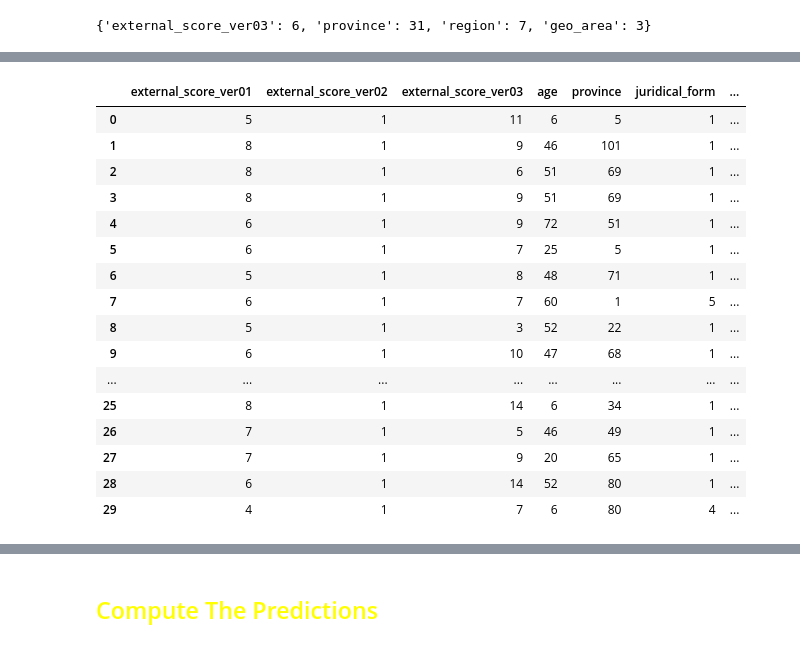
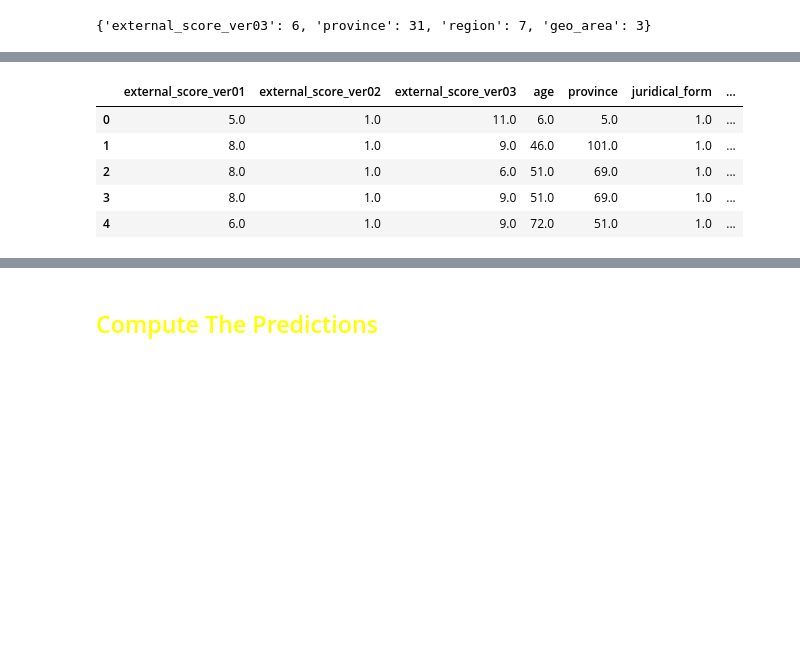
Before and after one commit to DanielGuarnizo/HACK4SDS, a Jupyter notebook: Dataset_DAY1/code.ipynb, the cells around one changed output, grey strips where cells are left out. Saved outputs shown, nothing was run; the diff lists cells and outputs as text; code cells hidden in the pictures; blank space fills up the shorter version.

```diff
--- a/Dataset_DAY1/code.ipynb
+++ b/Dataset_DAY1/code.ipynb
@@ -433,7 +432,7 @@ from sklearn.impute import SimpleImputer
 # %% [markdown]
 #### Load Dataset
 # %%
-test_dataset = pd.read_csv("/Users/danielguarnizo/Desktop/HACK4SDS/Dataset_DAY1/Data/test_set.csv", delimiter=';')
+test_dataset = pd.read_csv("/Users/andreasalinetti/Documents/HACK4SDS/Dataset_DAY1/Data/test_set.csv", delimiter=';')
 # %%
 test_dataset.head()
 # %% [output]
@@ -454,0 +474,5 @@ test_dataset = test_dataset.drop(columns=drop_columns)
+# %%
+print(category_dics["juridical_form"])
+category_dics["juridical_form"]["SS"] = 15
+category_dics["juridical_form"]["OS"] = 16
+print(category_dics["juridical_form"])
@@ -522,7 +548,7 @@ print(dic)
 # %% [output]
 {'external_score_ver03': 6, 'province': 31, 'region': 7, 'geo_area': 3}
 # %%
-def Replace_missing_test(dataset,val, columun):
+def Replace_missing_test(dataset,val, column):
     # Assuming df is your DataFrame and 'column_to_change' is the column you want to change
     # 'condition_column' is the column based on which you want to change the content
     dataset.loc[(dataset[column] == 'MISSING'), column] = val
@@ -553,13 +577,0 @@ Name: count, Length: 107, dtype: int64
-# %%
-def replace_missing_values(dataset):
-    dataset.replace('MISSING', np.nan, inplace=True)
-    imp_mean = SimpleImputer(missing_values=np.nan, strategy='mean')
-    # unique_labels = dataset['target'].unique()
-    imp_mean.fit(dataset)
-    SimpleImputer()
-    dataset = imp_mean.transform(dataset)
-    print(dataset)
-    return dataset
-
-test_dataset = replace_missing_values(test_dataset)
-print(test_dataset)
@@ -635,20 +630,9 @@ ValueError: could not convert string to float: 'MISSING'
 # %%
-test_dataset.head(30)
+test_dataset.head()
 # %% [output]
 |  | external_score_ver01 | external_score_ver02 | external_score_ver03 | age | province | juridical_form | ... |
-| 0 | 5 | 1 | 11 | 6 | 5 | 1 | ... |
-| 1 | 8 | 1 | 9 | 46 | 101 | 1 | ... |
-| 2 | 8 | 1 | 6 | 51 | 69 | 1 | ... |
-| 3 | 8 | 1 | 9 | 51 | 69 | 1 | ... |
-| 4 | 6 | 1 | 9 | 72 | 51 | 1 | ... |
-| 5 | 6 | 1 | 7 | 25 | 5 | 1 | ... |
-| 6 | 5 | 1 | 8 | 48 | 71 | 1 | ... |
-| 7 | 6 | 1 | 7 | 60 | 1 | 5 | ... |
-| 8 | 5 | 1 | 3 | 52 | 22 | 1 | ... |
-| 9 | 6 | 1 | 10 | 47 | 68 | 1 | ... |
-| ... | ... | ... | ... | ... | ... | ... | ... |
-| 25 | 8 | 1 | 14 | 6 | 34 | 1 | ... |
-| 26 | 7 | 1 | 5 | 46 | 49 | 1 | ... |
-| 27 | 7 | 1 | 9 | 20 | 65 | 1 | ... |
-| 28 | 6 | 1 | 14 | 52 | 80 | 1 | ... |
-| 29 | 4 | 1 | 7 | 6 | 80 | 4 | ... |
+| 0 | 5.0 | 1.0 | 11.0 | 6.0 | 5.0 | 1.0 | ... |
+| 1 | 8.0 | 1.0 | 9.0 | 46.0 | 101.0 | 1.0 | ... |
+| 2 | 8.0 | 1.0 | 6.0 | 51.0 | 69.0 | 1.0 | ... |
+| 3 | 8.0 | 1.0 | 9.0 | 51.0 | 69.0 | 1.0 | ... |
+| 4 | 6.0 | 1.0 | 9.0 | 72.0 | 51.0 | 1.0 | ... |
```
Also changed, not shown: parts of 19 cells of this notebook.
